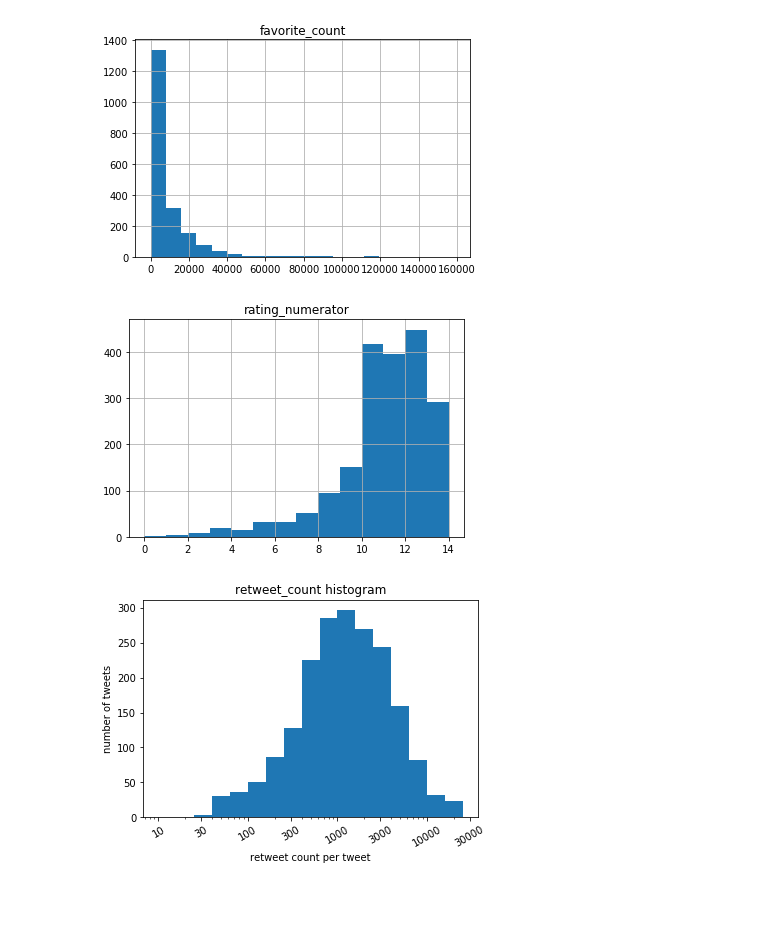
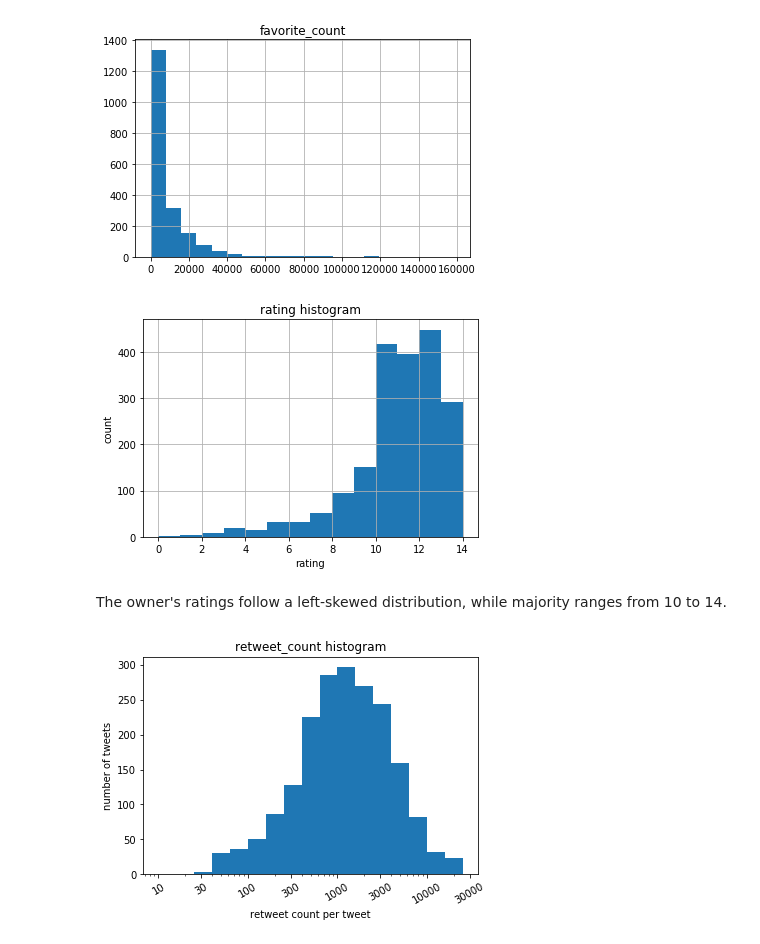
Before and after one commit to xiaohuach/UdacityProject-WrangleAnalyzeData, a Jupyter notebook: wrangle_act.ipynb, the cells around one changed output. Saved outputs shown, nothing was run; the diff lists cells and outputs as text; code cells hidden in the pictures; blank space fills up the shorter version.

```diff
--- a/wrangle_act.ipynb
+++ b/wrangle_act.ipynb
@@ -660,10 +658,15 @@ for metric in metrics_3:
 [figure]
 [figure]
 # %%
-#need to adjust plots
-df.hist('rating_numerator', bins = 14);
+#adjust plots
+df.hist('rating_numerator', bins = 14)
+plt.xlabel('rating')
+plt.ylabel('count')
+plt.title('rating histogram');
 # %% [output]
-[figure, old version]
+[figure, new version]
+# %% [markdown]
+The owner's ratings follow a left-skewed distribution, while majority ranges from 10 to 14.
 # %%
 t_bins = 10**np.arange(1, 4.51, 0.2)
 x_tks = [ 10, 30, 100, 300, 1000, 3000, 10000, 30000]
```
Also changed, not shown: parts of 30 cells of this notebook, 1 other file.
